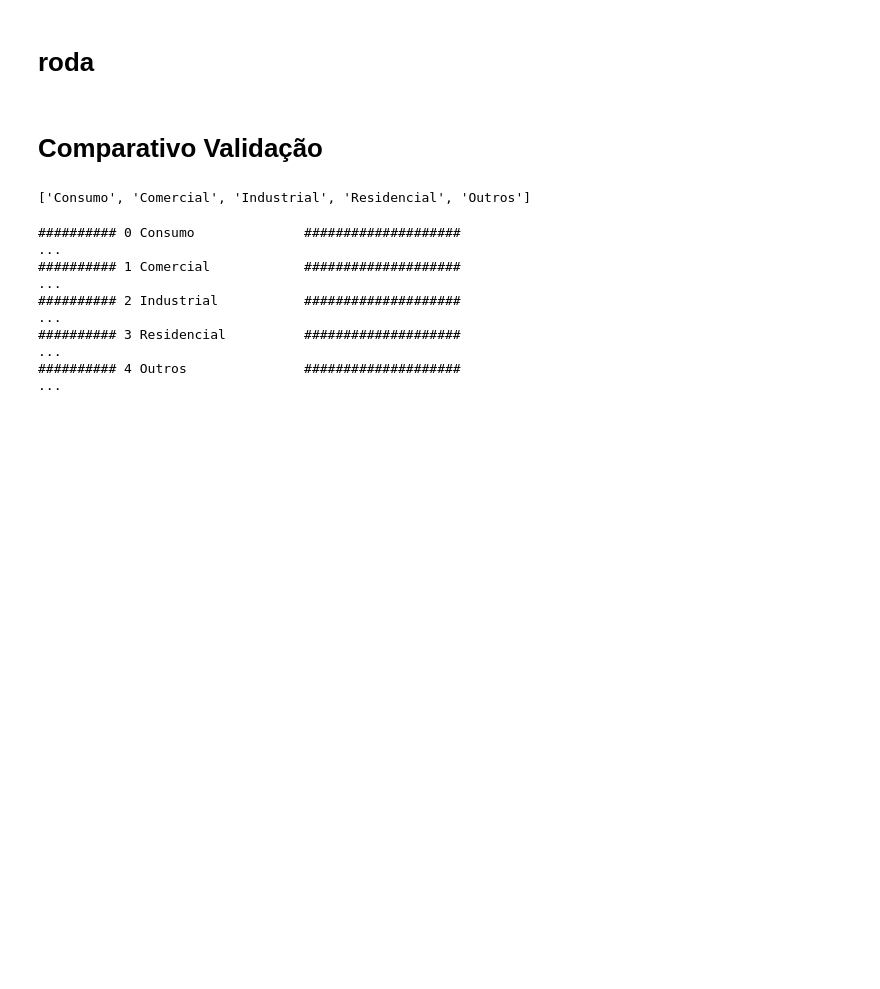
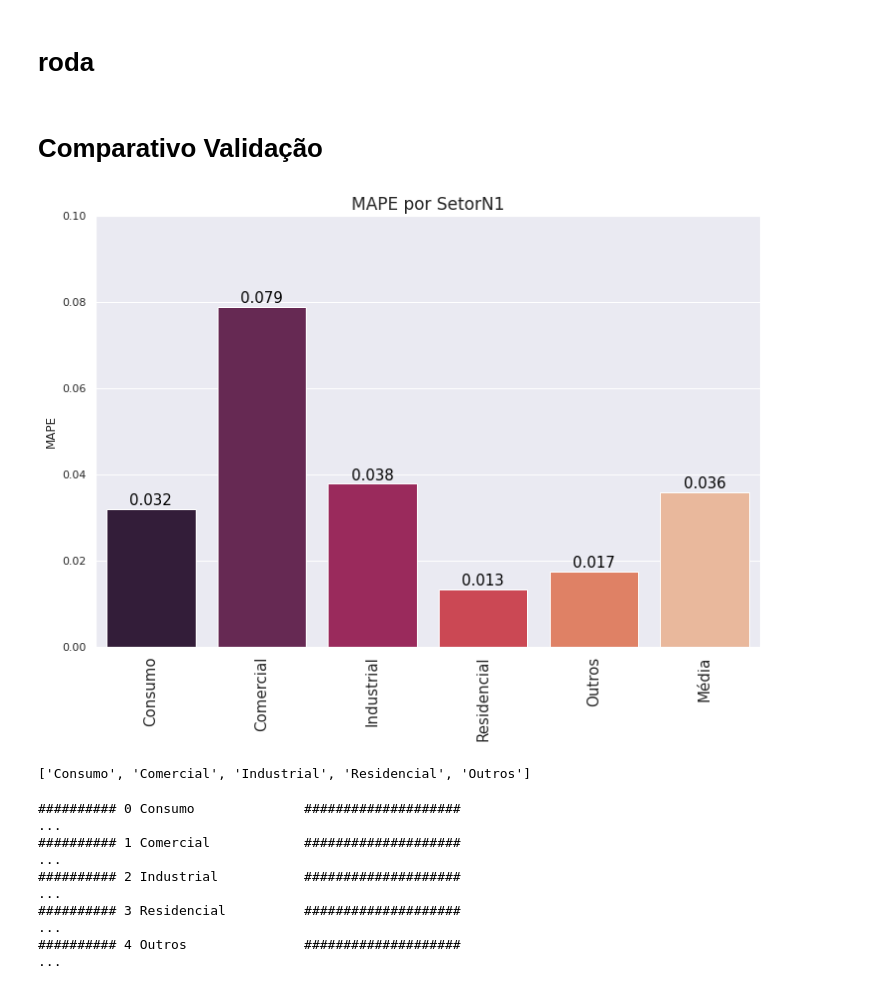
Before and after one commit to lvb86/PD_LSTM_GA, a Jupyter notebook: code/LSTM_GEN_e32_p16_BR_res_ibcbr_obitos_ipca_2015_2020.ipynb, the cells around one changed output. Saved outputs shown, nothing was run; the diff lists cells and outputs as text; code cells hidden in the pictures; blank space fills up the shorter version.

```diff
--- a/code/LSTM_GEN_e32_p16_BR_res_ibcbr_obitos_ipca_2015_2020.ipynb
+++ b/code/LSTM_GEN_e32_p16_BR_res_ibcbr_obitos_ipca_2015_2020.ipynb
@@ -931,6 +922,7 @@ def plt_barras(x,y,*titulo):
         g.text(i,y[i]+0.001, round(y[i],3), color='black', ha="center", fontsize=15)
     plt.xticks(rotation = 90, fontsize=15)
     plt.ylabel('MAPE')
+    plt.ylim([0,0.1])
     #plt.xlabel('SetorN1')
     plt.show()
     ;
@@ -1457,30 +1449,36 @@ Wall time: 7h 9min 40s
 # Comparativo Validação
 # %%
 #Relatório Manual agrupando os  resultados obtidos para cada SetorN1
-if 0:
+if 1:
     list_mape = []
     list_gen = []
 
-    ########## 0 Consumo 		####################
-    list_mape.append(0.035652)
-    list_gen.append(np.array([34, 58, 58, 14, 13,  7, 15,  1, 25, 26, 19, 37, 35]))
-    ########## 1 Comercial 		####################
-    list_mape.append(0.088187)
-    list_gen.append(np.array([29,  9, 13, 10, 58, 58, 13, 15, 59,  3, 50, 28,  3]))
-    ########## 2 Industrial 	####################
-    list_mape.append(0.049014)
-    list_gen.append(np.array([38, 19, 30,  7, 45, 41, 38, 58, 55,  6,  0, 25, 33]))
-    ########## 3 Residencial 	####################
-    list_mape.append(0.014144)
-    list_gen.append(np.array([20, 26, 49, 28, 31, 15,  0, 48, 58, 52, 23, 19, 11]))
-    ########## 4 Outros 		####################
-    list_mape.append(0.024953)
-    list_gen.append(np.array([57, 34,  1, 35, 59, 12, 57, 18, 48, 37, 39, 54, 60]))
+    ########## 0 Consumo ####################
+    list_mape.append(0.031802343456716904)
+    list_gen.append(np.array([50, 45, 49, 49, 19, 37, 14, 19, 54,  0, 13,  0,  7]))
+
+    ########## 1 Comercial ####################
+    list_mape.append(0.07880943946597263)
+    list_gen.append(np.array([28, 30, 23, 20, 39, 13, 48,  5, 18, 43, 62, 51,  8]))
+
+    ########## 2 Industrial ####################
+    list_mape.append(0.03775921094594715)
+    list_gen.append(np.array([43,  9, 44, 60, 50, 26, 13, 19, 25, 22, 51, 59, 46]))
+
+    ########## 3 Residencial ####################
+    list_mape.append(0.013256464296641374)
+    list_gen.append(np.array([54, 56, 27, 38, 23, 61, 29, 32, 29, 19, 57, 22, 60]))
+
+    ########## 4 Outros ###################
+    list_mape.append(0.017481248736878247)
+    list_gen.append(np.array([13, 24, 19, 43, 24, 25, 58,  5, 52, 28, 28, 38, 52]))
 
     list_mape.append(np.array(list_mape).mean())
     barras = [*Ycolumns, 'Média']
 
     plt_barras(barras,list_mape)
+# %% [output]
+[figure, added]
 # %%
 Ycolumns
 # %% [output]
```
Also changed, not shown: parts of 2 cells of this notebook.
